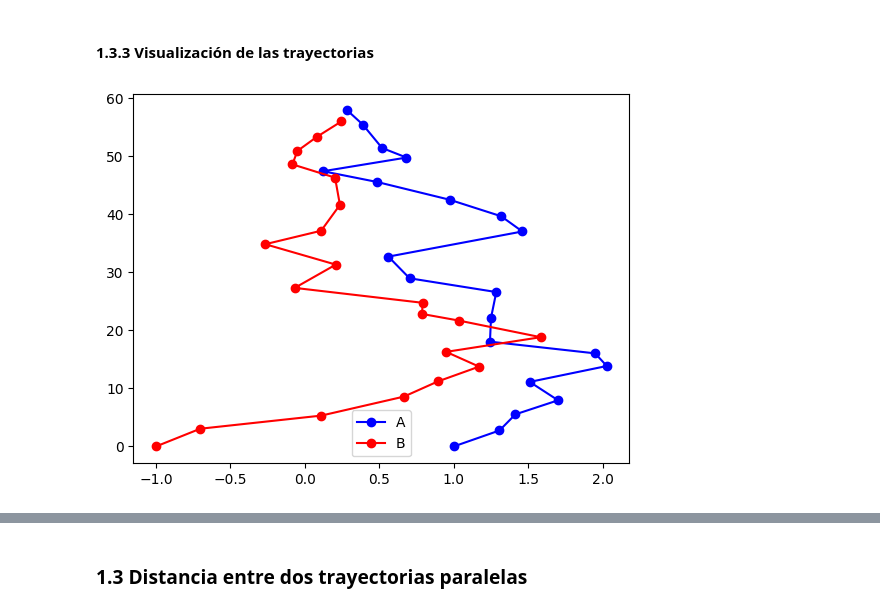
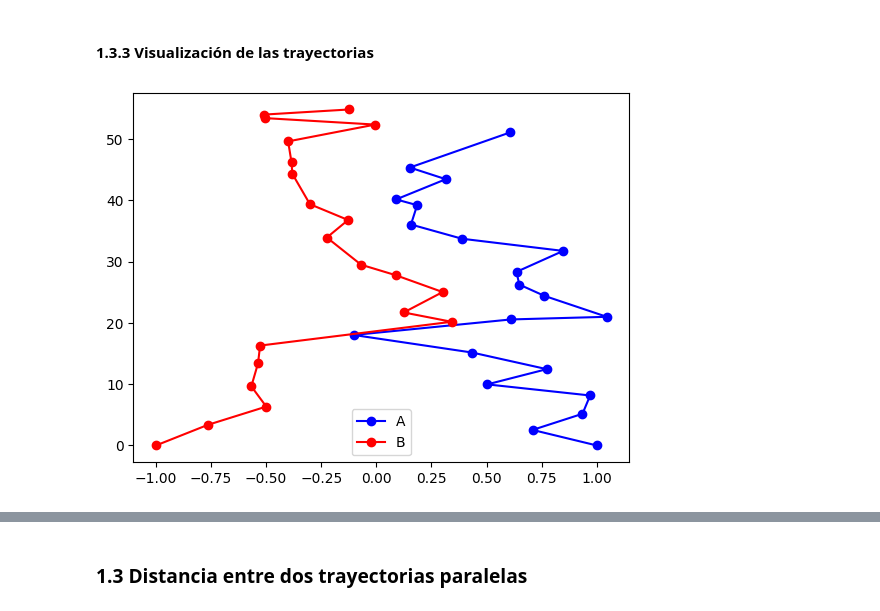
Before and after one commit to AnIsAsPe/Estimacion-probabilidad-conflicto-en-trayectorias-de-vuelos-paralelos, a Jupyter notebook: Notebooks/Estimación_probabilidad_de_conflicto_en_trayectorias_de_vuelo_MonteCarlo.ipynb, the cells around one changed output, grey strips where cells are left out. Drawn from its saved outputs; the diff is of its cells as text; code cells hidden in the pictures.

```diff
--- a/Notebooks/Estimación_probabilidad_de_conflicto_en_trayectorias_de_vuelo_MonteCarlo.ipynb
+++ b/Notebooks/Estimación_probabilidad_de_conflicto_en_trayectorias_de_vuelo_MonteCarlo.ipynb
@@ -233,14 +257,14 @@ X_a['B'].head(3)
 # %% [markdown]
 #### 1.3.3 Visualización de las trayectorias
 # %%
-n_sim = 14
+n_sim = 36
 plt.figsize =(10,10)
 plt.plot(X_c['A'].loc['simulación_'+str(n_sim)].T, X_a['A'].loc['simulación_'+str(n_sim)].T, 'o-', color='b', label='A')
 plt.plot(X_c['B'].loc['simulación_'+str(n_sim)].T, X_a['B'].loc['simulación_'+str(n_sim)].T, 'o-', color='r', label='B')
 leg = plt.legend(loc='lower center')
 plt.show()
 # %% [output]
-[figure, old version]
+[figure, new version]
 # %%
 fig, ax = plt.subplots(10, 10, figsize=(20, 20))
 for simulacion, subplot in zip(range(1,101), ax.flatten()):
```
Also changed, not shown: parts of 12 cells of this notebook.
